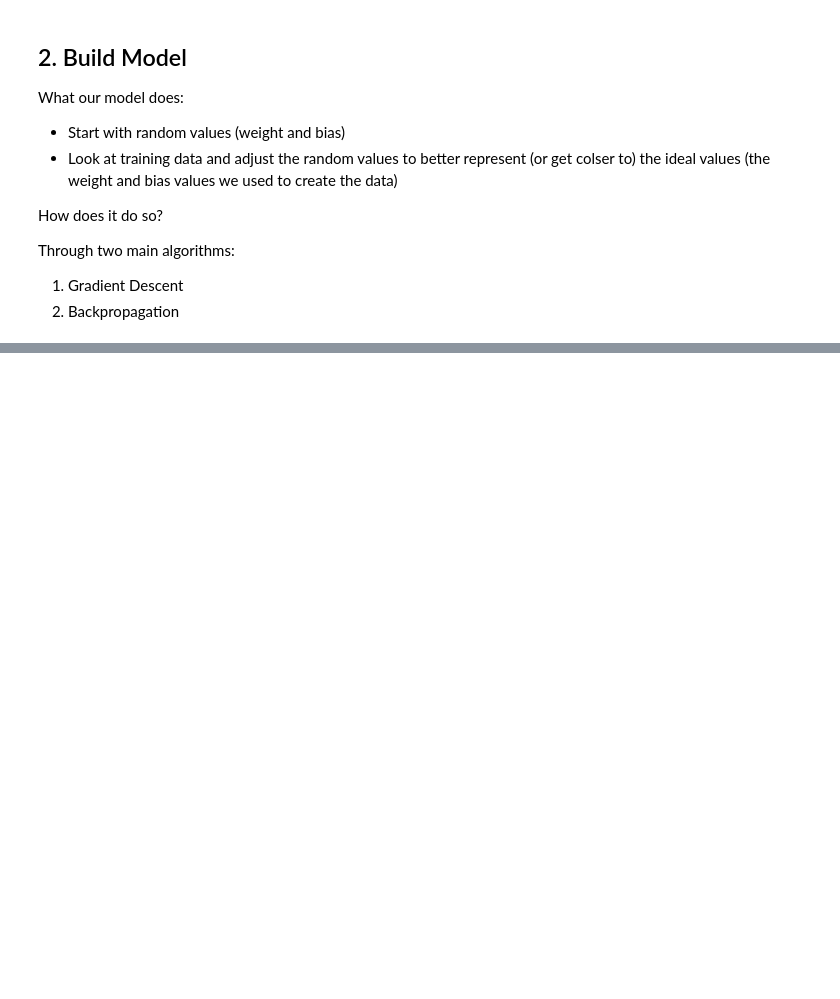
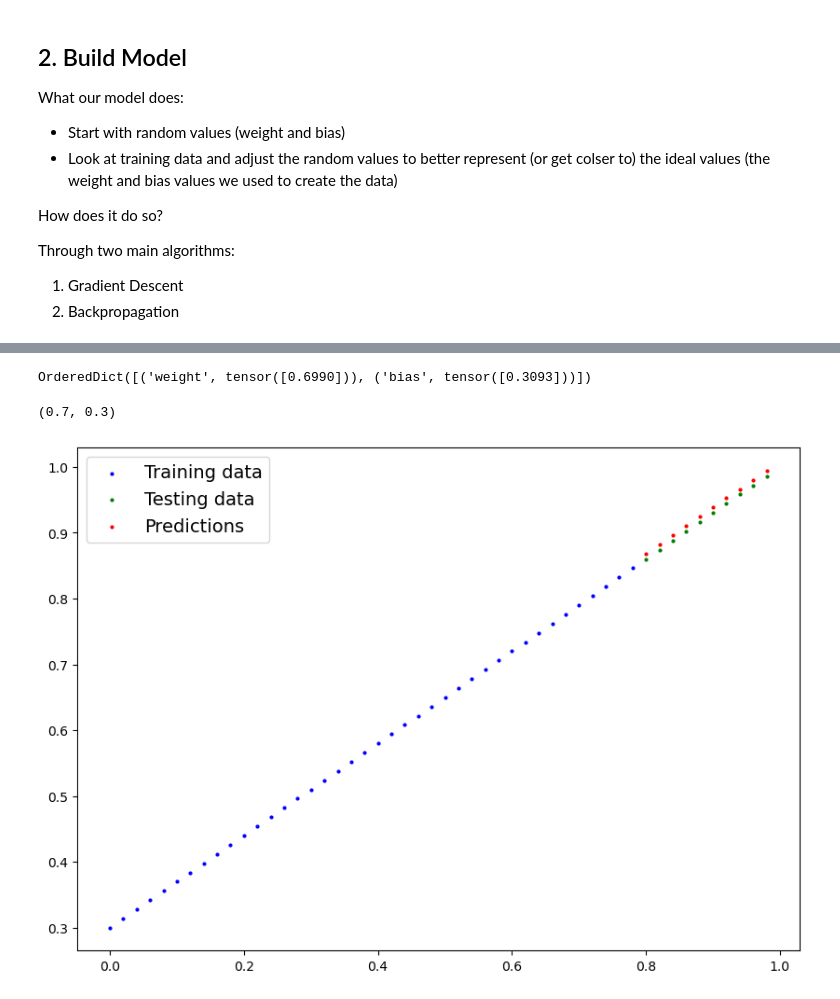
Before and after one commit to Orlandovpjunior/pytorch_study, a Jupyter notebook: pytorch_workflow/01_pytorch_workflow.ipynb, the cells around one changed output, grey strips where cells are left out. Drawn from its saved outputs; the diff is of its cells as text; code cells hidden in the pictures; blank space fills up the shorter version.

```diff
--- a/pytorch_workflow/01_pytorch_workflow.ipynb
+++ b/pytorch_workflow/01_pytorch_workflow.ipynb
@@ -141,0 +248,7 @@ class LinearRegressionModel(nn.Module): # <- almost everything in pytorch inherh
+# %%
+# Setup a loss function
+loss_fn = nn.L1Loss()
+# MAE_loss = torch.mean(torch.abs(y_pred - y_test))
+
+# Setup an optimizer (stochastic gradient descent)
+optimizer = torch.optim.SGD(model_0.parameters(),lr=0.01) # lr lerarning rate
@@ -141,0 +343,15 @@ class LinearRegressionModel(nn.Module): # <- almost everything in pytorch inherh
+# %%
+model_0.state_dict()
+# %% [output]
+OrderedDict([('weight', tensor([0.6990])), ('bias', tensor([0.3093]))])
+# %%
+with torch.inference_mode():
+    y_pred_new = model_0(X_test)
+# %%
+weight, bias
+# %% [output]
+(0.7, 0.3)
+# %%
+plot_predictions(predictions=y_pred_new)
+# %% [output]
+[figure, added]
```
Also changed, not shown: parts of 28 cells of this notebook, 3 other files.
